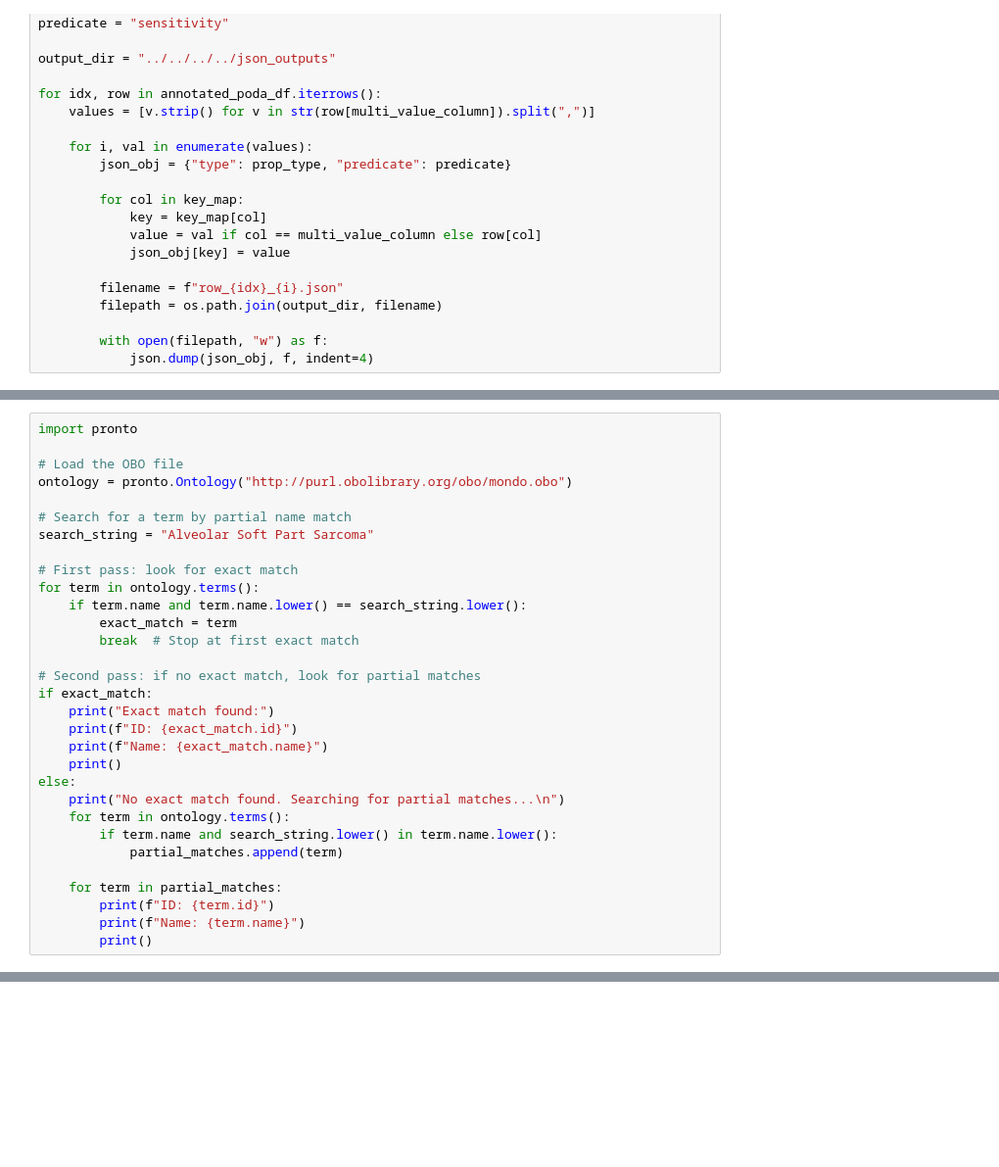
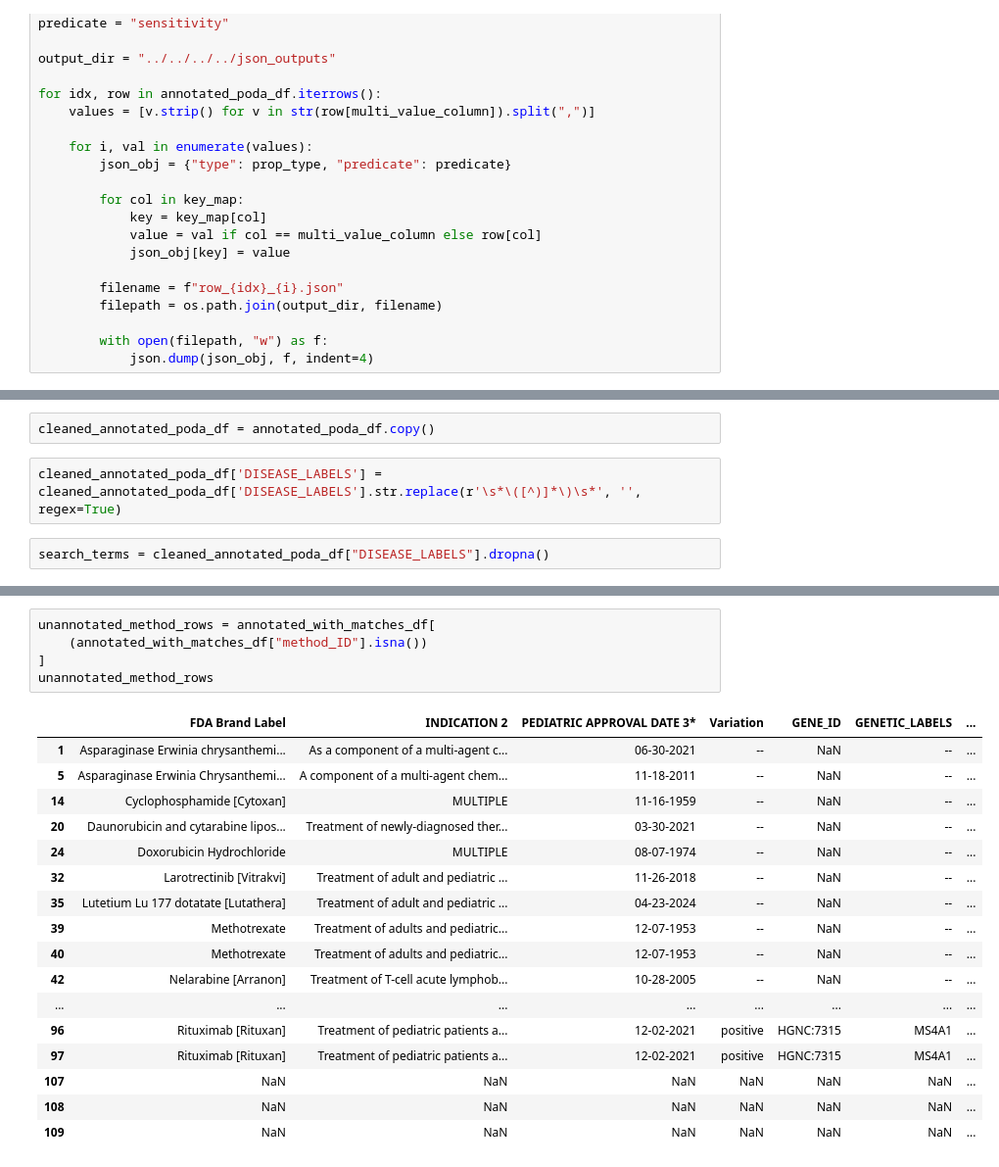
Before and after one commit to cancervariants/metakb, a Jupyter notebook: server/src/metakb/harvesters/poda_dev_sandbox.ipynb, the cells around one changed output, grey strips where cells are left out. Shown at 98% size. Drawn from its saved outputs; the diff is of its cells as text; blank space fills up the shorter version.

```diff
--- a/server/src/metakb/harvesters/poda_dev_sandbox.ipynb
+++ b/server/src/metakb/harvesters/poda_dev_sandbox.ipynb
@@ -104,31 +62,6 @@ else:
-# %%
-import pronto
-
-# Load the OBO file
-ontology = pronto.Ontology("http://purl.obolibrary.org/obo/mondo.obo")
-
-# Search for a term by partial name match
-search_string = "Alveolar Soft Part Sarcoma"
-
-# First pass: look for exact match
-for term in ontology.terms():
-    if term.name and term.name.lower() == search_string.lower():
-        exact_match = term
-        break  # Stop at first exact match
-
-# Second pass: if no exact match, look for partial matches
-if exact_match:
-    print("Exact match found:")
-    print(f"ID: {exact_match.id}")
-    print(f"Name: {exact_match.name}")
-    print()
-else:
-    print("No exact match found. Searching for partial matches...\n")
-    for term in ontology.terms():
-        if term.name and search_string.lower() in term.name.lower():
-            partial_matches.append(term)
-
-    for term in partial_matches:
-        print(f"ID: {term.id}")
-        print(f"Name: {term.name}")
-        print()
+# %%
+cleaned_annotated_poda_df = annotated_poda_df.copy()
+# %%
+cleaned_annotated_poda_df['DISEASE_LABELS'] = cleaned_annotated_poda_df['DISEASE_LABELS'].str.replace(r'\s*\([^)]*\)\s*', '', regex=True)
+# %%
+search_terms = cleaned_annotated_poda_df["DISEASE_LABELS"].dropna()
@@ -134,0 +173,23 @@ else:
+# %%
+unannotated_method_rows = annotated_with_matches_df[
+    (annotated_with_matches_df["method_ID"].isna())
+]
+unannotated_method_rows
+# %% [output]
+|  | FDA Brand Label | INDICATION 2 | PEDIATRIC APPROVAL DATE 3* | Variation | GENE_ID | GENETIC_LABELS | ... |
+| 1 | Asparaginase Erwinia chrysanthemi... | As a component of a multi-agent c... | 06-30-2021 | -- | NaN | -- | ... |
+| 5 | Asparaginase Erwinia Chrysanthemi... | A component of a multi-agent chem... | 11-18-2011 | -- | NaN | -- | ... |
+| 14 | Cyclophosphamide [Cytoxan] | MULTIPLE | 11-16-1959 | -- | NaN | -- | ... |
+| 20 | Daunorubicin and cytarabine lipos... | Treatment of newly-diagnosed ther... | 03-30-2021 | -- | NaN | -- | ... |
+| 24 | Doxorubicin Hydrochloride | MULTIPLE | 08-07-1974 | -- | NaN | -- | ... |
+| 32 | Larotrectinib [Vitrakvi] | Treatment of adult and pediatric ... | 11-26-2018 | -- | NaN | -- | ... |
+| 35 | Lutetium Lu 177 dotatate [Lutathera] | Treatment of adult and pediatric ... | 04-23-2024 | -- | NaN | -- | ... |
+| 39 | Methotrexate | Treatment of adults and pediatric... | 12-07-1953 | -- | NaN | -- | ... |
+| 40 | Methotrexate | Treatment of adults and pediatric... | 12-07-1953 | -- | NaN | -- | ... |
+| 42 | Nelarabine [Arranon] | Treatment of T-cell acute lymphob... | 10-28-2005 | -- | NaN | -- | ... |
+| ... | ... | ... | ... | ... | ... | ... | ... |
+| 96 | Rituximab [Rituxan] | Treatment of pediatric patients a... | 12-02-2021 | positive | HGNC:7315 | MS4A1 | ... |
+| 97 | Rituximab [Rituxan] | Treatment of pediatric patients a... | 12-02-2021 | positive | HGNC:7315 | MS4A1 | ... |
+| 107 | NaN | NaN | NaN | NaN | NaN | NaN | ... |
+| 108 | NaN | NaN | NaN | NaN | NaN | NaN | ... |
+| 109 | NaN | NaN | NaN | NaN | NaN | NaN | ... |
```
Also changed, not shown: parts of 14 cells of this notebook.
